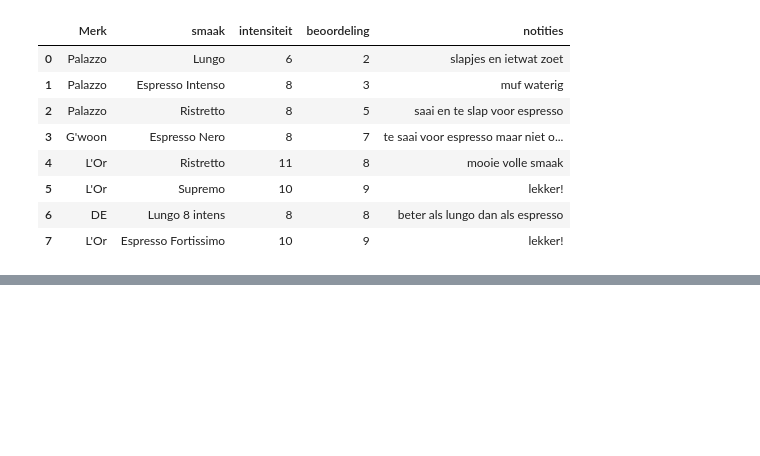
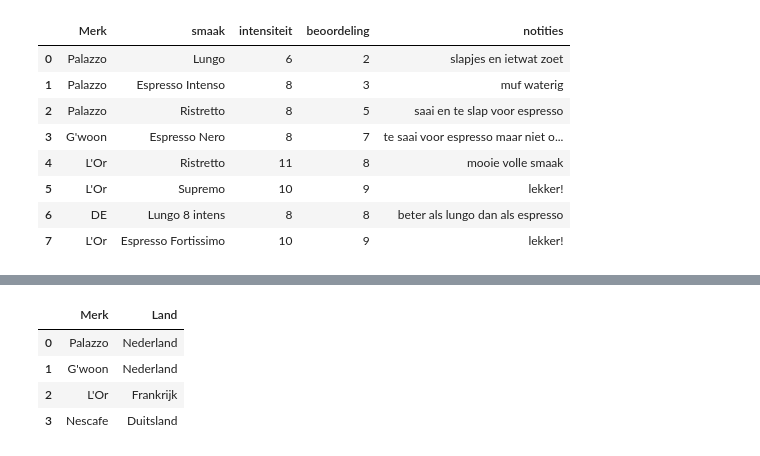
Before and after one commit to harcel/PyDataScienceIntroNL, a Jupyter notebook: Instructie_2.ipynb, the cells around one changed output, grey strips where cells are left out. Saved outputs shown, nothing was run; the diff lists cells and outputs as text; code cells hidden in the pictures; blank space fills up the shorter version.

```diff
--- a/Instructie_2.ipynb
+++ b/Instructie_2.ipynb
@@ -722,0 +718,10 @@ gebruik nog hoofdstuk 7, 8, 10, 11
+# %%
+# Definieer een DataFrame met informatie per merk:
+koffiemerken = pd.DataFrame({'Merk':['Palazzo', "G'woon", "L'Or", "Nescafe"], "Land":['Nederland', 'Nederland', 'Frankrijk', 'Duitsland']})
+koffiemerken
+# %% [output]
+|  | Merk | Land |
+| 0 | Palazzo | Nederland |
+| 1 | G'woon | Nederland |
+| 2 | L'Or | Frankrijk |
+| 3 | Nescafe | Duitsland |
```
Also changed, not shown: parts of 16 cells of this notebook, 2 other files.
